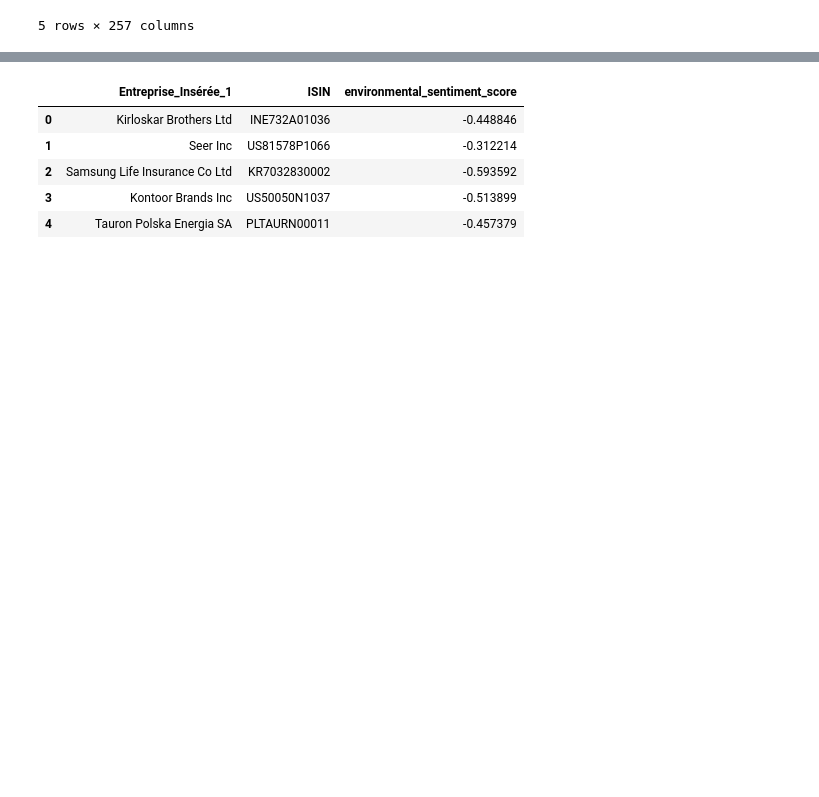
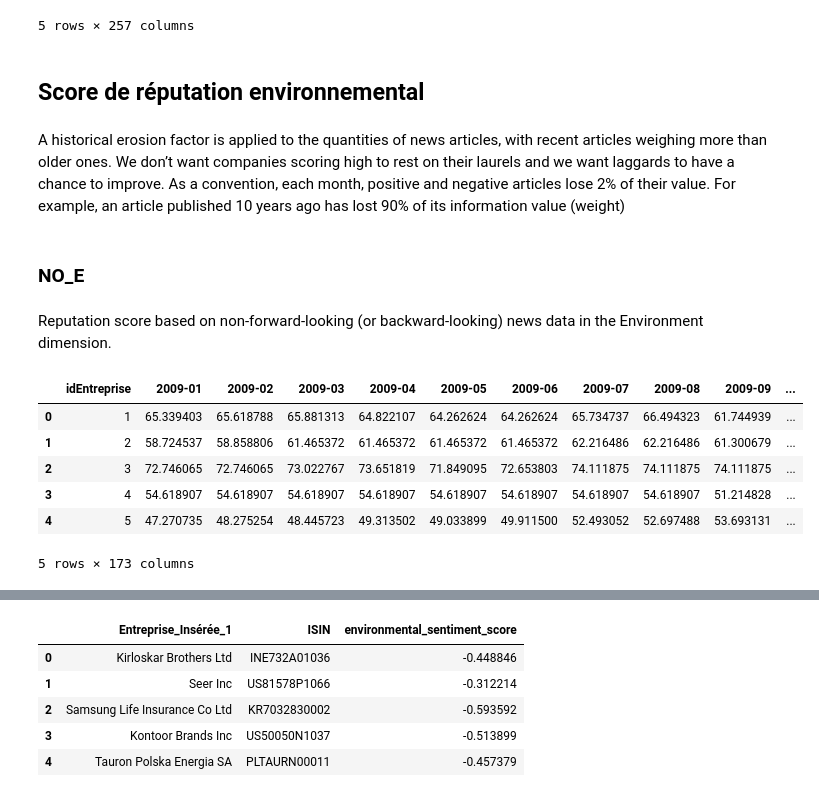
Before and after one commit to tgarnier067/Stat_app, a Jupyter notebook: Econometrie.ipynb, the cells around one changed output, grey strips where cells are left out. Drawn from its saved outputs; the diff is of its cells as text; code cells hidden in the pictures; blank space fills up the shorter version.

```diff
--- a/Econometrie.ipynb
+++ b/Econometrie.ipynb
@@ -41,3 +40,22 @@ esg_data.head()
 | 3 | 4 | 38,57638889 | 38,57638889 | 38,57638889 | 38,57638889 | 38,57638889 | 38,57638889 | 38,57638889 | 38,57638889 | 38,57638889 | ... |
 | 4 | 5 | 37,91666667 | 38,20833333 | 35,43861111 | 35,50206111 | 36,39757544 | 34,77517949 | 34,01856479 | 32,16597127 | 32,29487407 | ... |
 5 rows × 257 columns
+# %% [markdown]
+## Score de réputation environnemental
+# %% [markdown]
+A historical erosion factor is applied to the quantities of news articles, with recent articles weighing more than older ones. We don’t want companies scoring high to rest on their laurels and we want laggards to have a chance to improve. As a convention, each month, positive and negative articles lose 2% of their value. For example, an article published 10 years ago has lost 90% of its information value (weight)
+# %% [markdown]
+### NO_E
+# %% [markdown]
+Reputation score based on non-forward-looking (or backward-looking) news data in the Environment dimension.
+# %%
+NO_E = pd.read_excel('NO_E.xlsx')
+NO_E.head()
+# %% [output]
+|  | idEntreprise | 2009-01 | 2009-02 | 2009-03 | 2009-04 | 2009-05 | 2009-06 | 2009-07 | 2009-08 | 2009-09 | ... |
+| 0 | 1 | 65.339403 | 65.618788 | 65.881313 | 64.822107 | 64.262624 | 64.262624 | 65.734737 | 66.494323 | 61.744939 | ... |
+| 1 | 2 | 58.724537 | 58.858806 | 61.465372 | 61.465372 | 61.465372 | 61.465372 | 62.216486 | 62.216486 | 61.300679 | ... |
+| 2 | 3 | 72.746065 | 72.746065 | 73.022767 | 73.651819 | 71.849095 | 72.653803 | 74.111875 | 74.111875 | 74.111875 | ... |
+| 3 | 4 | 54.618907 | 54.618907 | 54.618907 | 54.618907 | 54.618907 | 54.618907 | 54.618907 | 54.618907 | 51.214828 | ... |
+| 4 | 5 | 47.270735 | 48.275254 | 48.445723 | 49.313502 | 49.033899 | 49.911500 | 52.493052 | 52.697488 | 53.693131 | ... |
+5 rows × 173 columns
```
Also changed, not shown: parts of 24 cells of this notebook, 6 other files.
